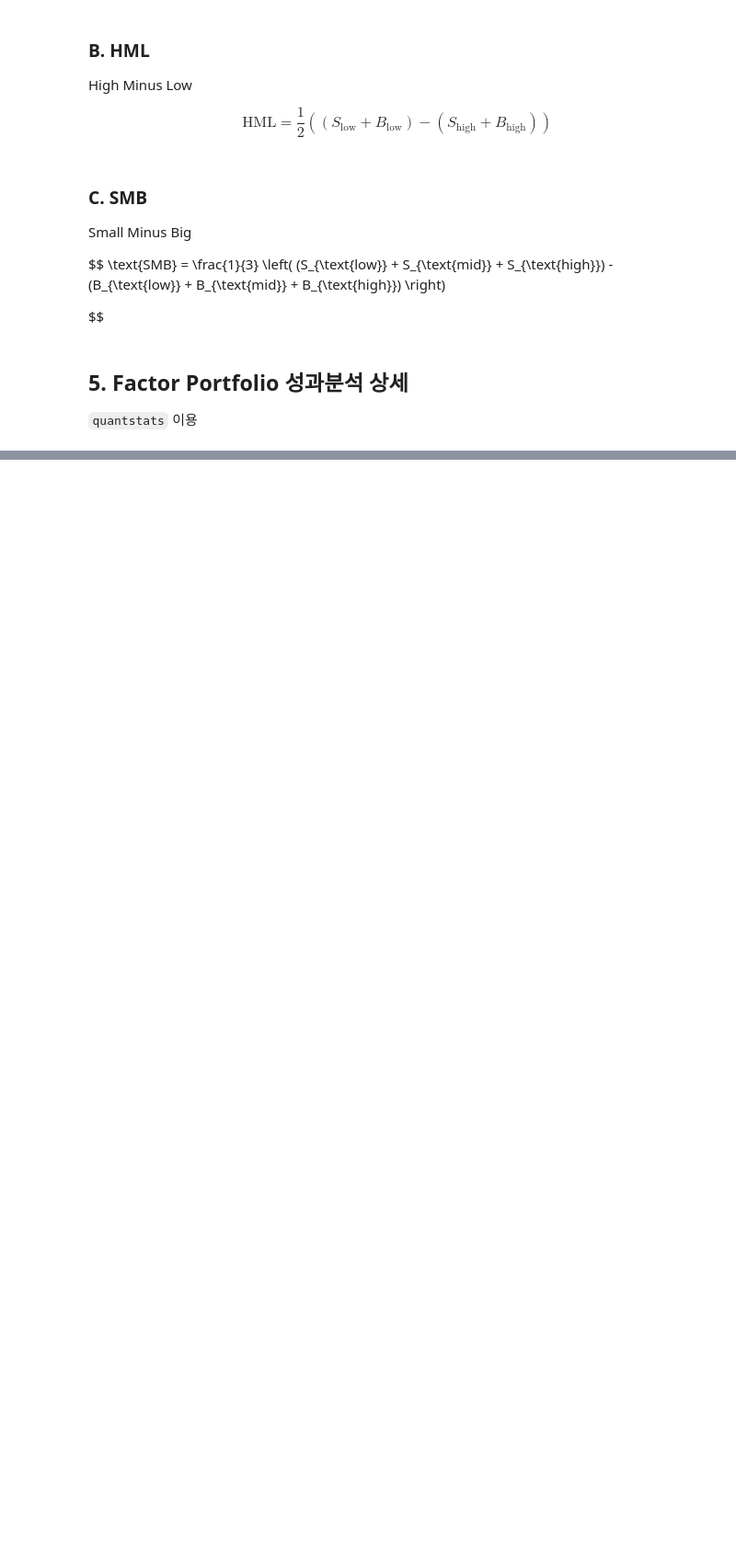
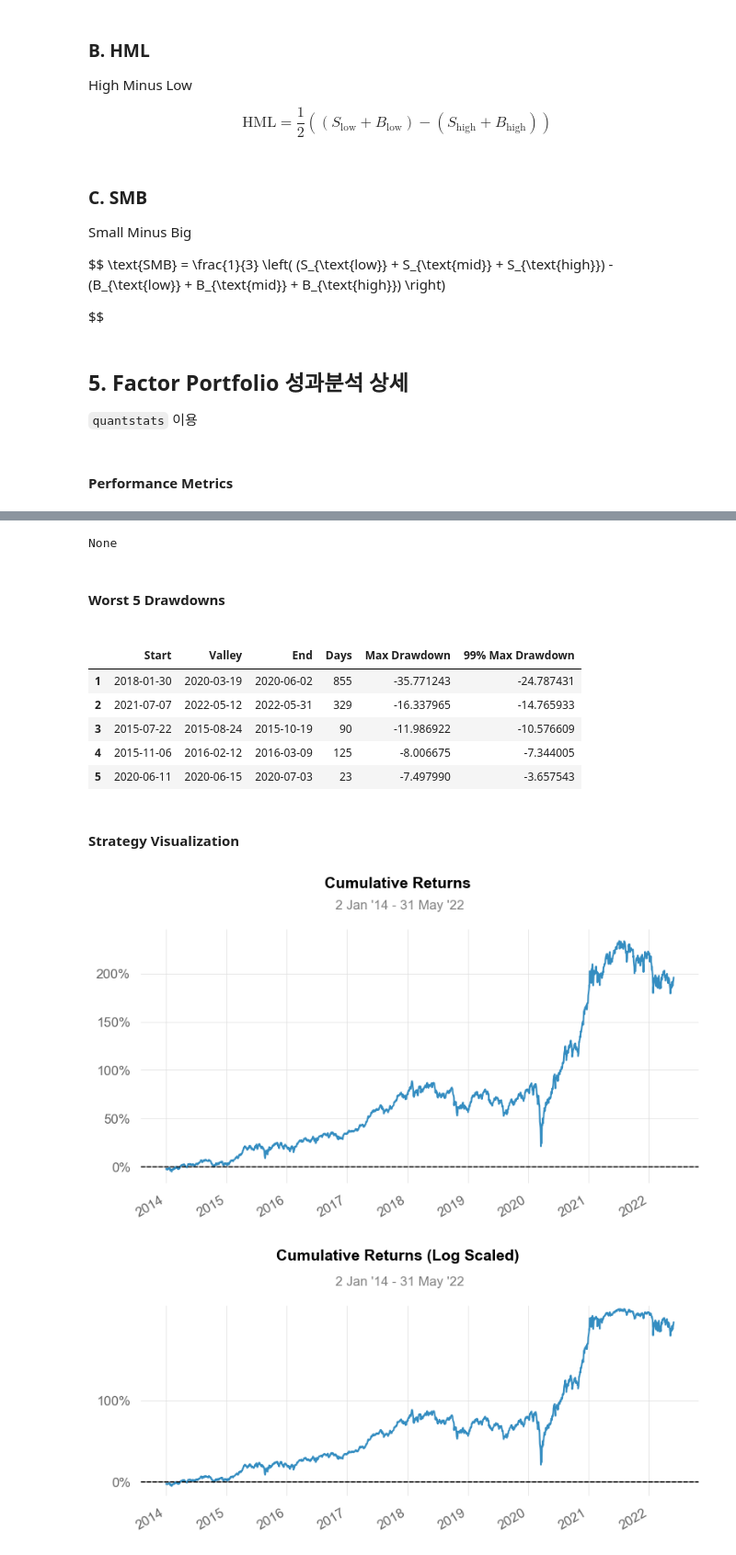
Before and after one commit to jaepil-choi/qtrsch, a Jupyter notebook: factor_research.ipynb, the cells around one changed output, grey strips where cells are left out. Shown at 92% size. Saved outputs shown, nothing was run; the diff lists cells and outputs as text; code cells hidden in the pictures; blank space fills up the shorter version.

Commit message:
[RESEARCH] : Add quantstats sample report for market portfolio

```diff
--- a/factor_research.ipynb
+++ b/factor_research.ipynb
@@ -92,7 +96,7 @@ def get_panel_df(df, item_name):
 
     return panel_df
 # %%
-def transform_panel(panel_df, remove_holidays=True, drop_sid_prefix=False):
+def transform_panel(panel_df, remove_holidays=True, drop_sid_prefix=True):
     panel_df = panel_df.set_index('date', inplace=False)
     panel_df.sort_index(inplace=True)
 
@@ -221,3 +230,7 @@ $$
 ## 5. Factor Portfolio 성과분석 상세
 
 `quantstats` 이용
+# %%
+qs.reports.full(Rm)
+# %% [output]
+Performance Metrics
@@ -223,0 +254,11 @@ $$
+None
+Worst 5 Drawdowns
+|  | Start | Valley | End | Days | Max Drawdown | 99% Max Drawdown |
+| 1 | 2018-01-30 | 2020-03-19 | 2020-06-02 | 855 | -35.771243 | -24.787431 |
+| 2 | 2021-07-07 | 2022-05-12 | 2022-05-31 | 329 | -16.337965 | -14.765933 |
+| 3 | 2015-07-22 | 2015-08-24 | 2015-10-19 | 90 | -11.986922 | -10.576609 |
+| 4 | 2015-11-06 | 2016-02-12 | 2016-03-09 | 125 | -8.006675 | -7.344005 |
+| 5 | 2020-06-11 | 2020-06-15 | 2020-07-03 | 23 | -7.497990 | -3.657543 |
+Strategy Visualization
+[figure, added]
+[figure, added]
```
Also changed, not shown: parts of 4 cells of this notebook.
